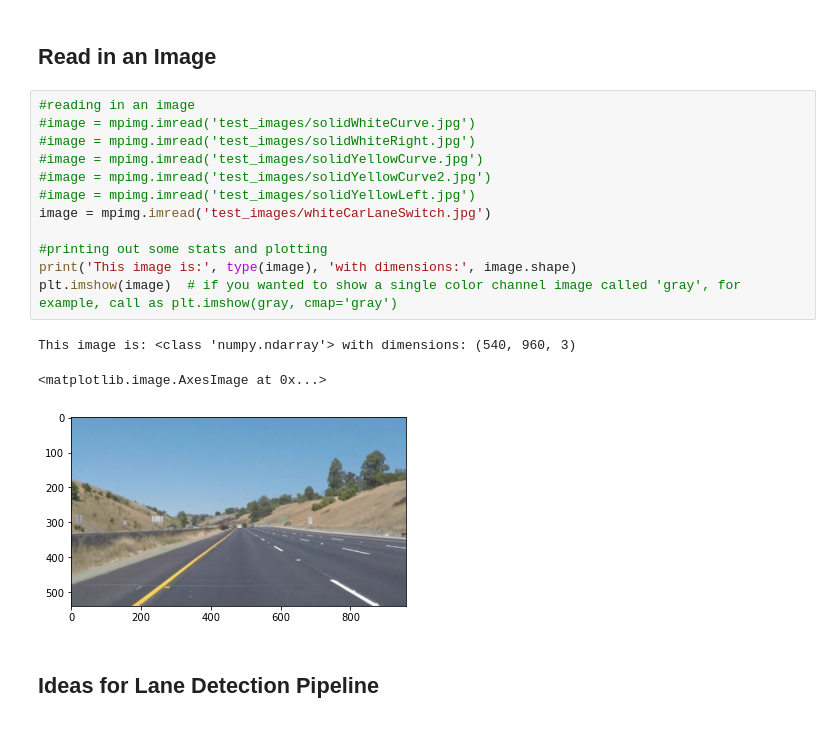
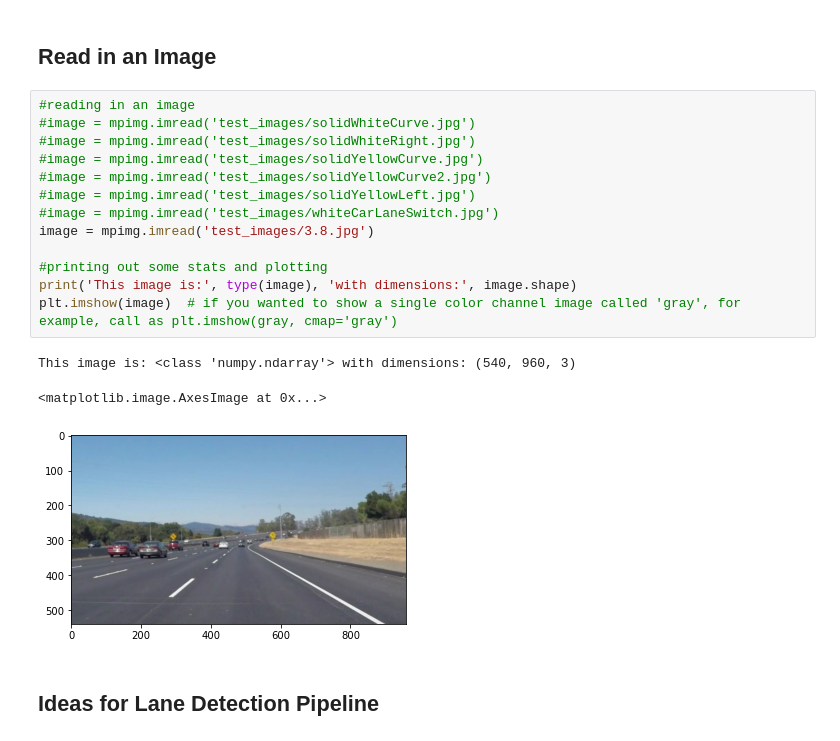
Before and after one commit to Zong-Yue/CarND-LaneLines-P1, a Jupyter notebook: P1.ipynb, the cells around one changed output. Saved outputs shown, nothing was run; the diff lists cells and outputs as text.

```diff
--- a/P1.ipynb
+++ b/P1.ipynb
@@ -52,19 +52,20 @@ import cv2
 # %%
 #reading in an image
 #image = mpimg.imread('test_images/solidWhiteCurve.jpg')
 #image = mpimg.imread('test_images/solidWhiteRight.jpg')
 #image = mpimg.imread('test_images/solidYellowCurve.jpg')
 #image = mpimg.imread('test_images/solidYellowCurve2.jpg')
 #image = mpimg.imread('test_images/solidYellowLeft.jpg')
-image = mpimg.imread('test_images/whiteCarLaneSwitch.jpg')
+#image = mpimg.imread('test_images/whiteCarLaneSwitch.jpg')
+image = mpimg.imread('test_images/3.8.jpg')
 
 #printing out some stats and plotting
 print('This image is:', type(image), 'with dimensions:', image.shape)
 plt.imshow(image)  # if you wanted to show a single color channel image called 'gray', for example, call as plt.imshow(gray, cmap='gray')
 # %% [output]
 This image is: <class 'numpy.ndarray'> with dimensions: (540, 960, 3)
 <matplotlib.image.AxesImage at 0x...>
-[figure, old version]
+[figure, new version]
 # %% [markdown]
 ## Ideas for Lane Detection Pipeline
 # %% [markdown]
```
Also changed, not shown: parts of 12 cells of this notebook, 10 other files.
